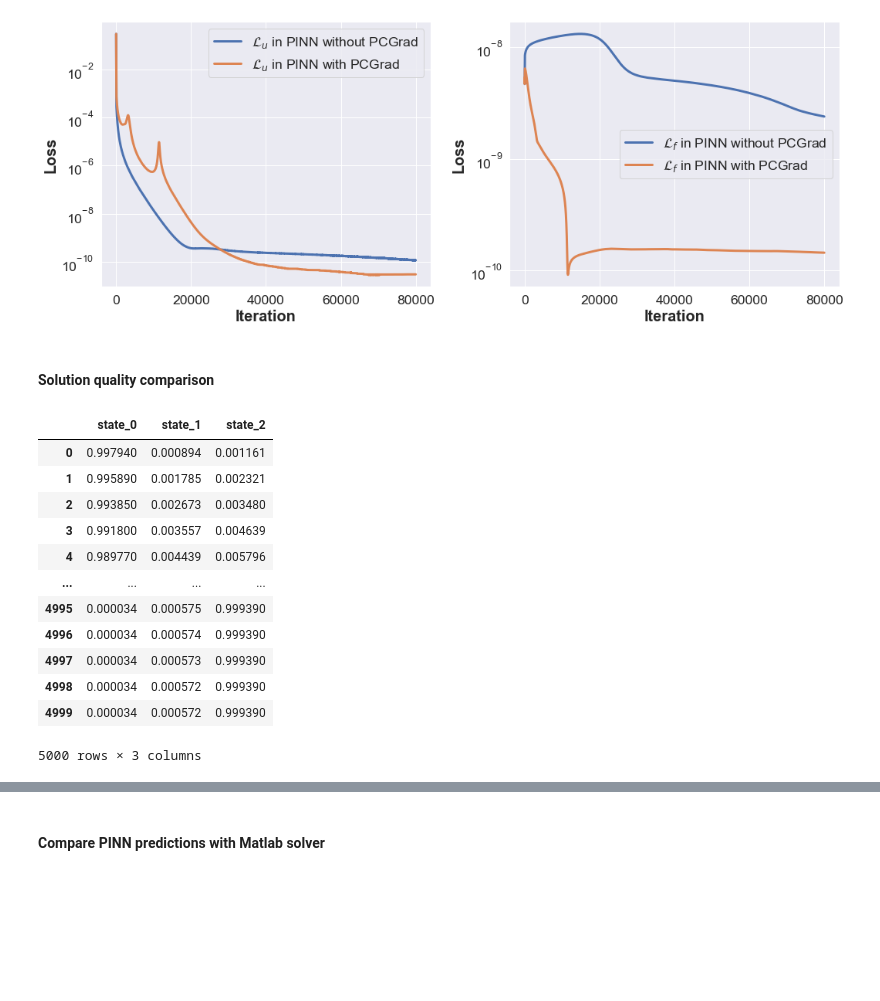
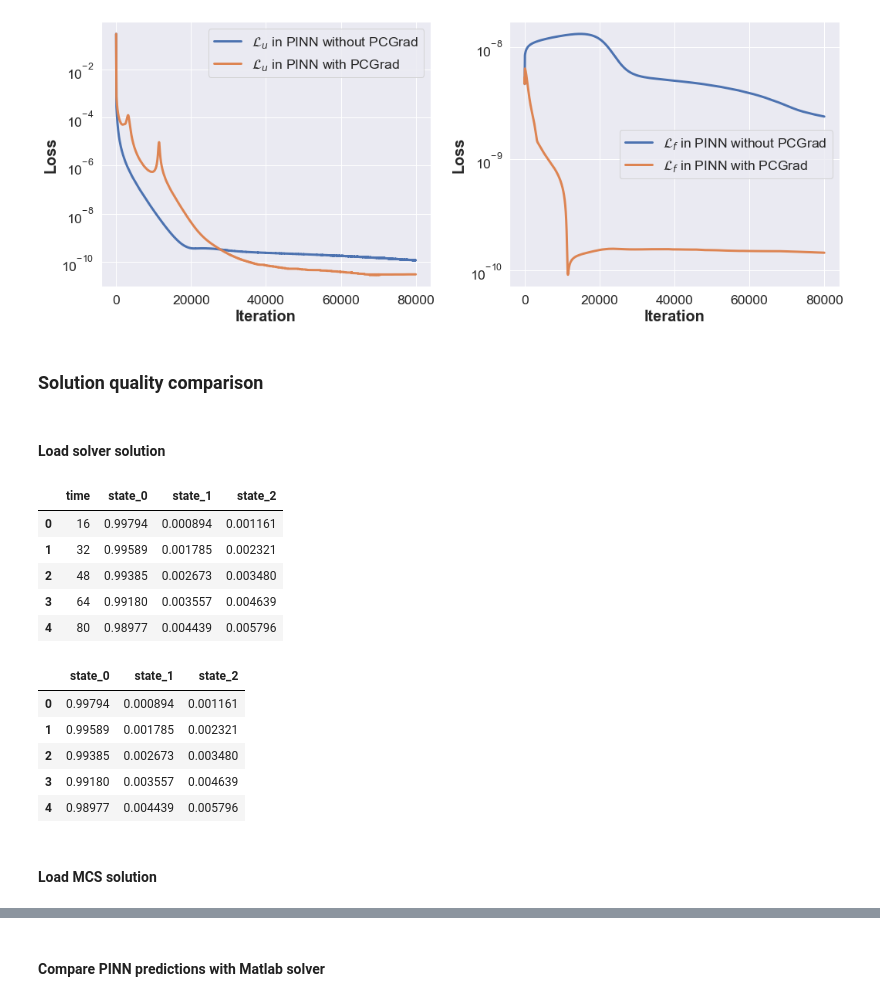
Before and after one commit to zxgcqupt/PINNs4SRA, a Jupyter notebook: small_homogeneous_CTMC/PINN_for_small_homo_CTMC_reliability_analysis.ipynb, the cells around one changed output, grey strips where cells are left out. Saved outputs shown, nothing was run; the diff lists cells and outputs as text; code cells hidden in the pictures; blank space fills up the shorter version.

```diff
--- a/small_homogeneous_CTMC/PINN_for_small_homo_CTMC_reliability_analysis.ipynb
+++ b/small_homogeneous_CTMC/PINN_for_small_homo_CTMC_reliability_analysis.ipynb
@@ -397,25 +399,31 @@ plt.savefig("performance_comparison_small_homo.pdf")
 # %% [output]
 [figure]
 # %% [markdown]
-#### Solution quality comparison
+### Solution quality comparison
+# %% [markdown]
+#### Load solver solution
 # %%
 matlab_solver_solution_df = pd.read_csv('homo_80000.csv')
 matlab_solver_solution_df.columns = ['time', 'state_0', 'state_1', 'state_2']
+# %%
+matlab_solver_solution_df.head()
+# %% [output]
+|  | time | state_0 | state_1 | state_2 |
+| 0 | 16 | 0.99794 | 0.000894 | 0.001161 |
+| 1 | 32 | 0.99589 | 0.001785 | 0.002321 |
+| 2 | 48 | 0.99385 | 0.002673 | 0.003480 |
+| 3 | 64 | 0.99180 | 0.003557 | 0.004639 |
+| 4 | 80 | 0.98977 | 0.004439 | 0.005796 |
 # %%
 matlab_solver_solution_df.drop(labels='time', inplace=True, axis = 1)
 # %%
-matlab_solver_solution_df
+matlab_solver_solution_df.head()
 # %% [output]
 |  | state_0 | state_1 | state_2 |
-| 0 | 0.997940 | 0.000894 | 0.001161 |
-| 1 | 0.995890 | 0.001785 | 0.002321 |
-| 2 | 0.993850 | 0.002673 | 0.003480 |
-| 3 | 0.991800 | 0.003557 | 0.004639 |
-| 4 | 0.989770 | 0.004439 | 0.005796 |
-| ... | ... | ... | ... |
-| 4995 | 0.000034 | 0.000575 | 0.999390 |
-| 4996 | 0.000034 | 0.000574 | 0.999390 |
-| 4997 | 0.000034 | 0.000573 | 0.999390 |
-| 4998 | 0.000034 | 0.000572 | 0.999390 |
-| 4999 | 0.000034 | 0.000572 | 0.999390 |
+| 0 | 0.99794 | 0.000894 | 0.001161 |
+| 1 | 0.99589 | 0.001785 | 0.002321 |
+| 2 | 0.99385 | 0.002673 | 0.003480 |
+| 3 | 0.99180 | 0.003557 | 0.004639 |
+| 4 | 0.98977 | 0.004439 | 0.005796 |
-5000 rows × 3 columns
+# %% [markdown]
+#### Load MCS solution
```
Also changed, not shown: parts of 18 cells of this notebook, 11 other files.
